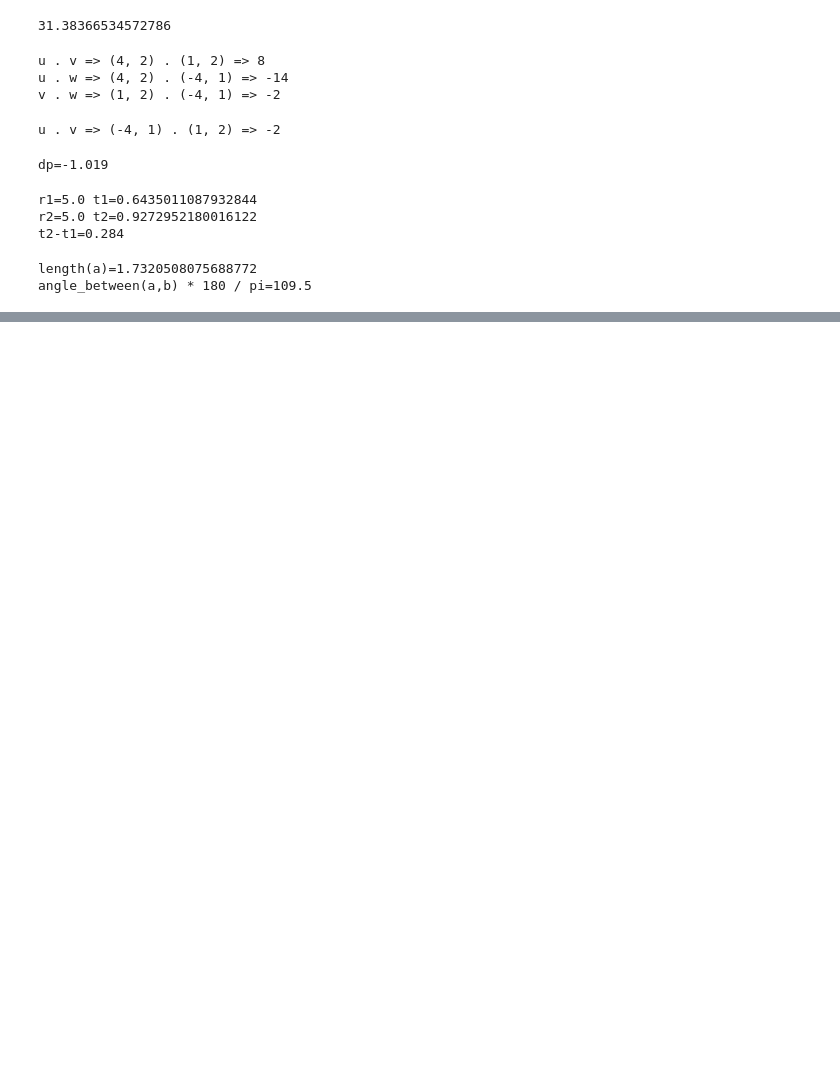
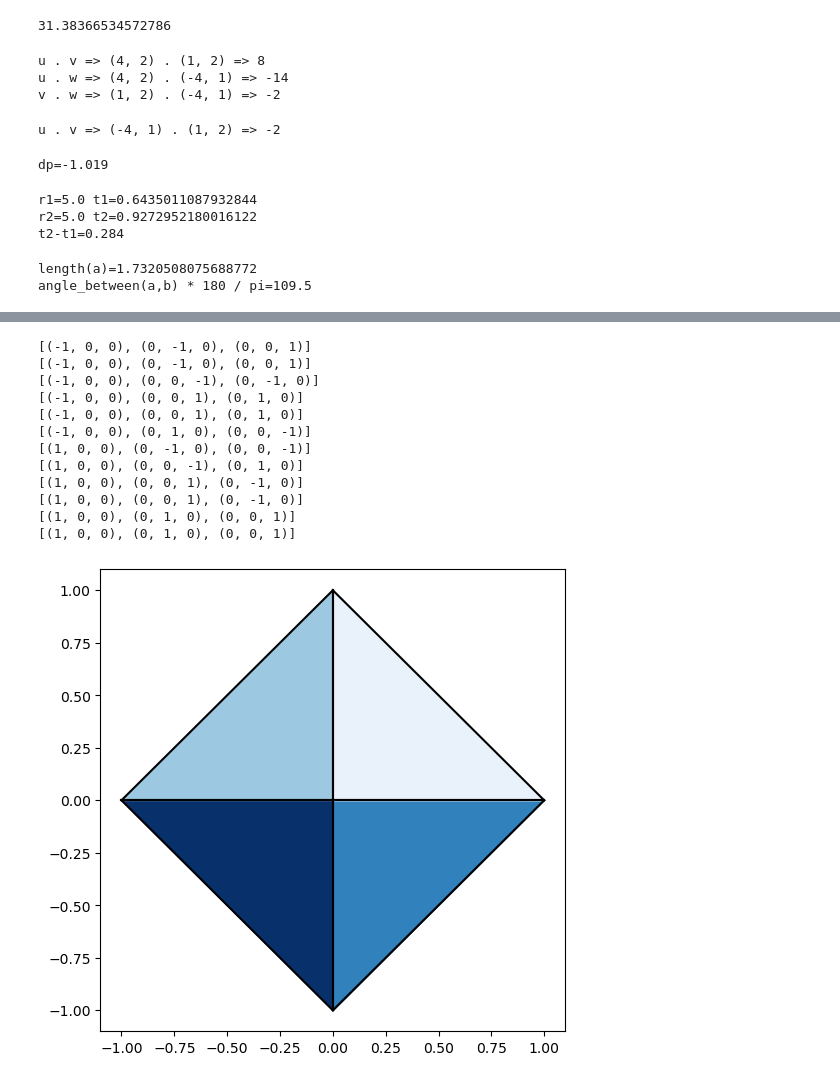
Before and after one commit to quinnphil/math-for-programmers, a Jupyter notebook: C03/C03 - Ascending to the 3D world.ipynb, the cells around one changed output, grey strips where cells are left out. Drawn from its saved outputs; the diff is of its cells as text; code cells hidden in the pictures; blank space fills up the shorter version.

Commit message:
Octahedron

```diff
--- a/C03/C03 - Ascending to the 3D world.ipynb
+++ b/C03/C03 - Ascending to the 3D world.ipynb
@@ -372,0 +414,8 @@ angle_between(a,b) * 180 / pi=109.5
+# %%
+# Exercise 3.25
+from random import randint
+a = (0, 0, 1)
+for i in range(0, 5):
+    b = (randint(-20, 20),randint(-20, 20),randint(-20, 20))
+    c = cross(a, b)
+    print(f"{a=} x {b=} => {cross(a,b)=}")
@@ -372,0 +462,8 @@ angle_between(a,b) * 180 / pi=109.5
+# %%
+def vertices(faces):
+    return list(set([vertex for face in faces for vertex in face]))
+
+octahedron = [((i,0,0), (0,j,0), (0,0,k)) for i in [1,-1] for j in [1,-1] for k in [1,-1]]
+print('octahedron:', *octahedron, sep='\n- ')
+print()
+print('vertices:', *vertices(octahedron), sep='\n- ')
@@ -372,0 +488,55 @@ angle_between(a,b) * 180 / pi=109.5
+# %%
+
+# octahedron = [
+#     [(1,0,0), (0,1,0), (0,0,1)],
+#     [(1,0,0), (0,0,-1), (0,1,0)],
+#     [(1,0,0), (0,0,1), (0,-1,0)],
+#     [(1,0,0), (0,-1,0), (0,0,-1)],
+#     [(-1,0,0), (0,0,1), (0,1,0)],
+#     [(-1,0,0), (0,1,0), (0,0,-1)],
+#     [(-1,0,0), (0,-1,0), (0,0,1)],
+#     [(-1,0,0), (0,0,-1), (0,-1,0)],
+# ]
+def component(v, direction):
+    return (dot(v,direction) / length(direction))
+
+def vector_to_2d(v):
+    return component(v, (1,0,0)), component(v, (0,1,0))
+
+def face_to_2d(face):
+    return [vector_to_2d(vertex) for vertex in face]
+
+blues = matplotlib.cm.get_cmap('Blues')
+
+def unit(v):
+    return scale(1./length(v), v)
+
+def normal(face):
+    print(face)
+    return(cross(subtract(face[1], face[0]), subtract(face[2], face[0])))
+
+def render(faces, light=(1,2,3), color_map=blues, lines=None):
+    polygons = []
+    for face in faces:
+        unit_normal = unit(normal(face))
+        if unit_normal[2] > 0:
+            c = color_map(1 - dot(unit(normal(face)), unit(light)))
+            p = Polygon2D(*face_to_2d(face), fill=c, color=lines)
+            polygons.append(p)
+    draw2d(*polygons, axes=False, origin=False, grid=None)
+
+render(octahedron, color_map=blues, lines=black)
+# %% [output]
+[(-1, 0, 0), (0, -1, 0), (0, 0, 1)]
+[(-1, 0, 0), (0, -1, 0), (0, 0, 1)]
+[(-1, 0, 0), (0, 0, -1), (0, -1, 0)]
+[(-1, 0, 0), (0, 0, 1), (0, 1, 0)]
+[(-1, 0, 0), (0, 0, 1), (0, 1, 0)]
+[(-1, 0, 0), (0, 1, 0), (0, 0, -1)]
+[(1, 0, 0), (0, -1, 0), (0, 0, -1)]
+[(1, 0, 0), (0, 0, -1), (0, 1, 0)]
+[(1, 0, 0), (0, 0, 1), (0, -1, 0)]
+[(1, 0, 0), (0, 0, 1), (0, -1, 0)]
+[(1, 0, 0), (0, 1, 0), (0, 0, 1)]
+[(1, 0, 0), (0, 1, 0), (0, 0, 1)]
+[figure, added]
```
Also changed, not shown: parts of 10 cells of this notebook.
